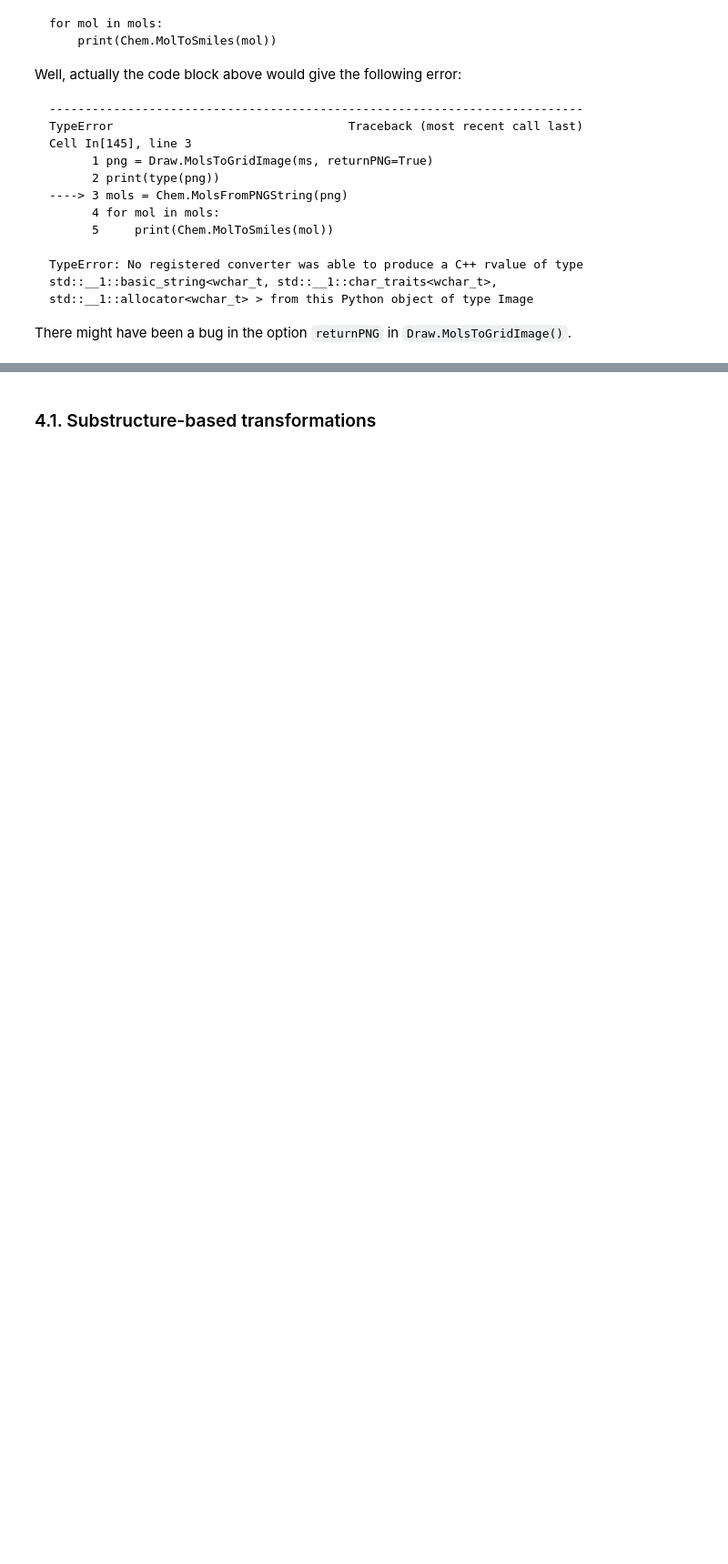
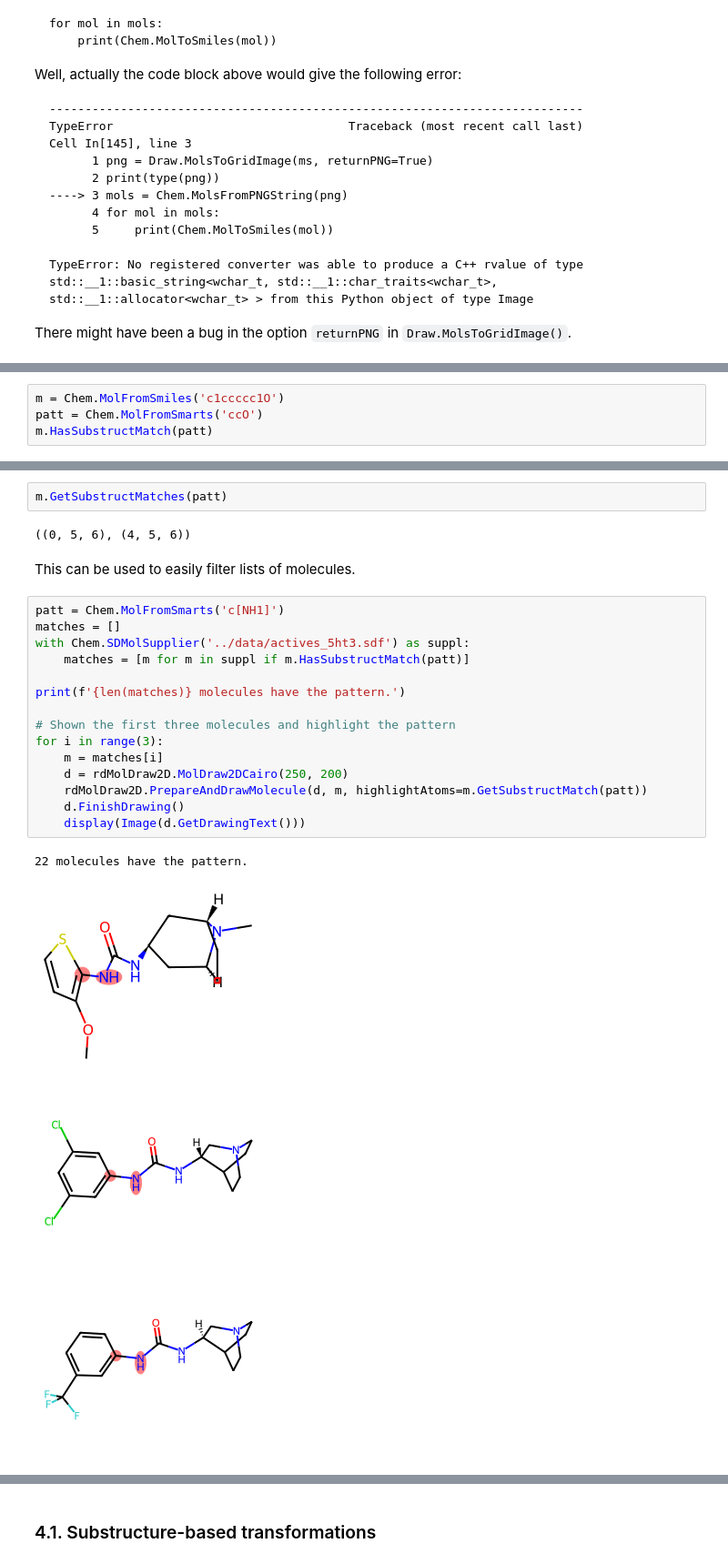
Before and after one commit to wehs7661/demos_hub, a Jupyter notebook: notebooks/RDKit.ipynb, the cells around one changed output, grey strips where cells are left out. Shown: that part at 91% size. Drawn from its saved outputs; the diff is of its cells as text; blank space fills up the shorter version.

Commit message:
Finished the first four sections of RDKit.ipynb

```diff
--- a/notebooks/RDKit.ipynb
+++ b/notebooks/RDKit.ipynb
@@ -759,0 +757,4 @@ There might have been a bug in the option `returnPNG` in `Draw.MolsToGridImage()
+# %%
+m = Chem.MolFromSmiles('c1ccccc1O')
+patt = Chem.MolFromSmarts('ccO')
+m.HasSubstructMatch(patt)
@@ -759,0 +769,26 @@ There might have been a bug in the option `returnPNG` in `Draw.MolsToGridImage()
+# %%
+m.GetSubstructMatches(patt)
+# %% [output]
+((0, 5, 6), (4, 5, 6))
+# %% [markdown]
+This can be used to easily filter lists of molecules.
+# %%
+patt = Chem.MolFromSmarts('c[NH1]')
+matches = []
+with Chem.SDMolSupplier('../data/actives_5ht3.sdf') as suppl:
+    matches = [m for m in suppl if m.HasSubstructMatch(patt)]
+
+print(f'{len(matches)} molecules have the pattern.')
+
+# Shown the first three molecules and highlight the pattern
+for i in range(3):
+    m = matches[i]
+    d = rdMolDraw2D.MolDraw2DCairo(250, 200)
+    rdMolDraw2D.PrepareAndDrawMolecule(d, m, highlightAtoms=m.GetSubstructMatch(patt))
+    d.FinishDrawing()
+    display(Image(d.GetDrawingText()))
+# %% [output]
+22 molecules have the pattern.
+[figure, added]
+[figure, added]
+[figure, added]
```
Also changed, not shown: parts of 54 cells of this notebook, 1 other file.
